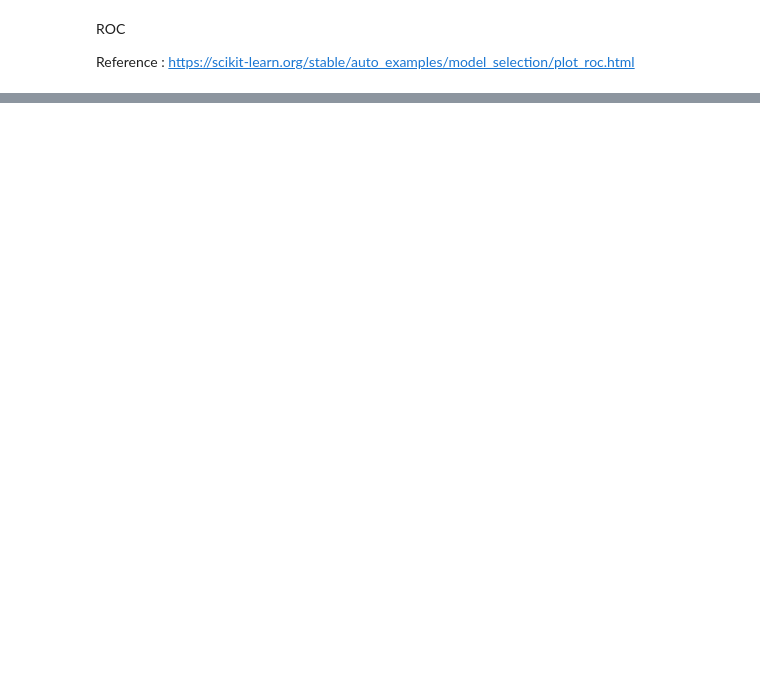
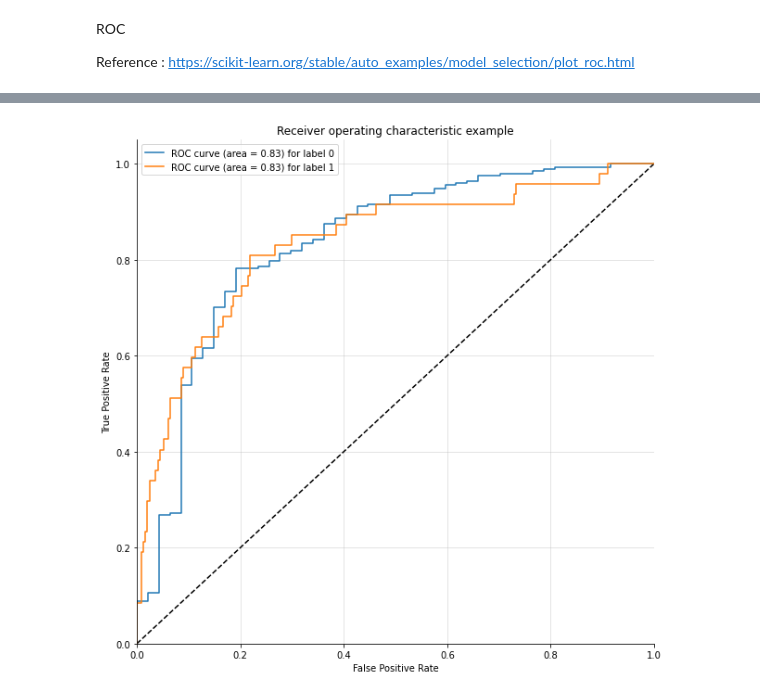
Before and after one commit to AmanKrishna171/HR_Analytics_Data_Science_Project, a Jupyter notebook: CW_Part1.ipynb, the cells around one changed output, grey strips where cells are left out. Cells and saved outputs as stored; diff of their text form; code cells hidden in the pictures; blank space fills up the shorter version.

```diff
--- a/CW_Part1.ipynb
+++ b/CW_Part1.ipynb
@@ -302,0 +285,32 @@ def metrics(y_test, y_pred , cnf_matrix, X_test=X_test):
+# %%
+def plot_multiclass_roc(y_prob, X_test, y_test, n_classes, figsize=(10, 10)):
+
+    # structures
+    fpr = dict()
+    tpr = dict()
+    roc_auc = dict()
+
+    # calculate dummies once
+    y_test_dummies = pd.get_dummies(y_test, drop_first=False).values
+    for i in range(n_classes):
+        fpr[i], tpr[i], _ = roc_curve(y_test_dummies[:, i], y_prob[:, i])
+        roc_auc[i] = auc(fpr[i], tpr[i])
+
+    # roc for each class
+    fig, ax = plt.subplots(figsize=figsize)
+    ax.plot([0, 1], [0, 1], 'k--')
+    ax.set_xlim([0.0, 1.0])
+    ax.set_ylim([0.0, 1.05])
+    ax.set_xlabel('False Positive Rate')
+    ax.set_ylabel('True Positive Rate')
+    ax.set_title('Receiver operating characteristic example')
+    for i in range(n_classes):
+        ax.plot(fpr[i], tpr[i], label='ROC curve (area = %0.2f) for label %i' % (roc_auc[i], i))
+    ax.legend(loc="best")
+    ax.grid(alpha=.4)
+    sns.despine()
+    plt.show()
+
+plot_multiclass_roc(probs,X_test, y_test,2)
+# %% [output]
+[figure, added]
```
Also changed, not shown: parts of 9 cells of this notebook.
